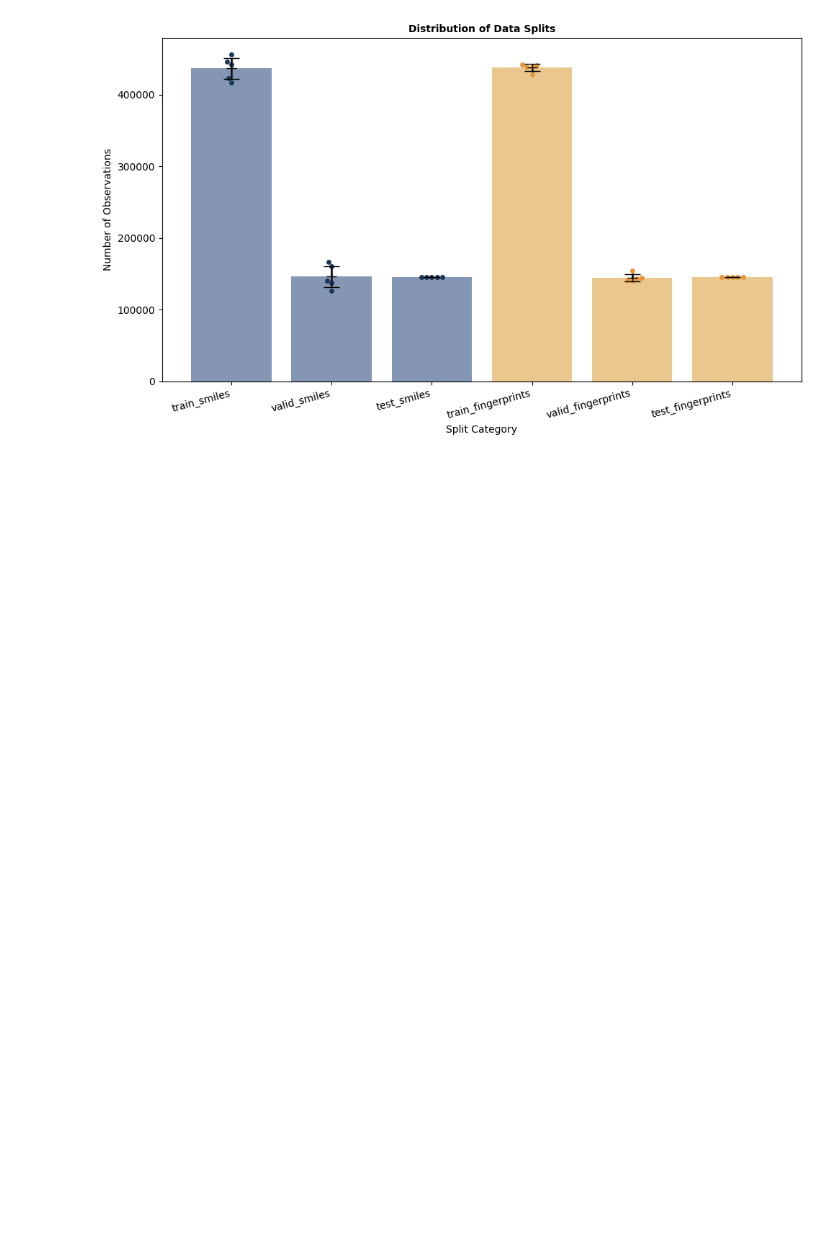
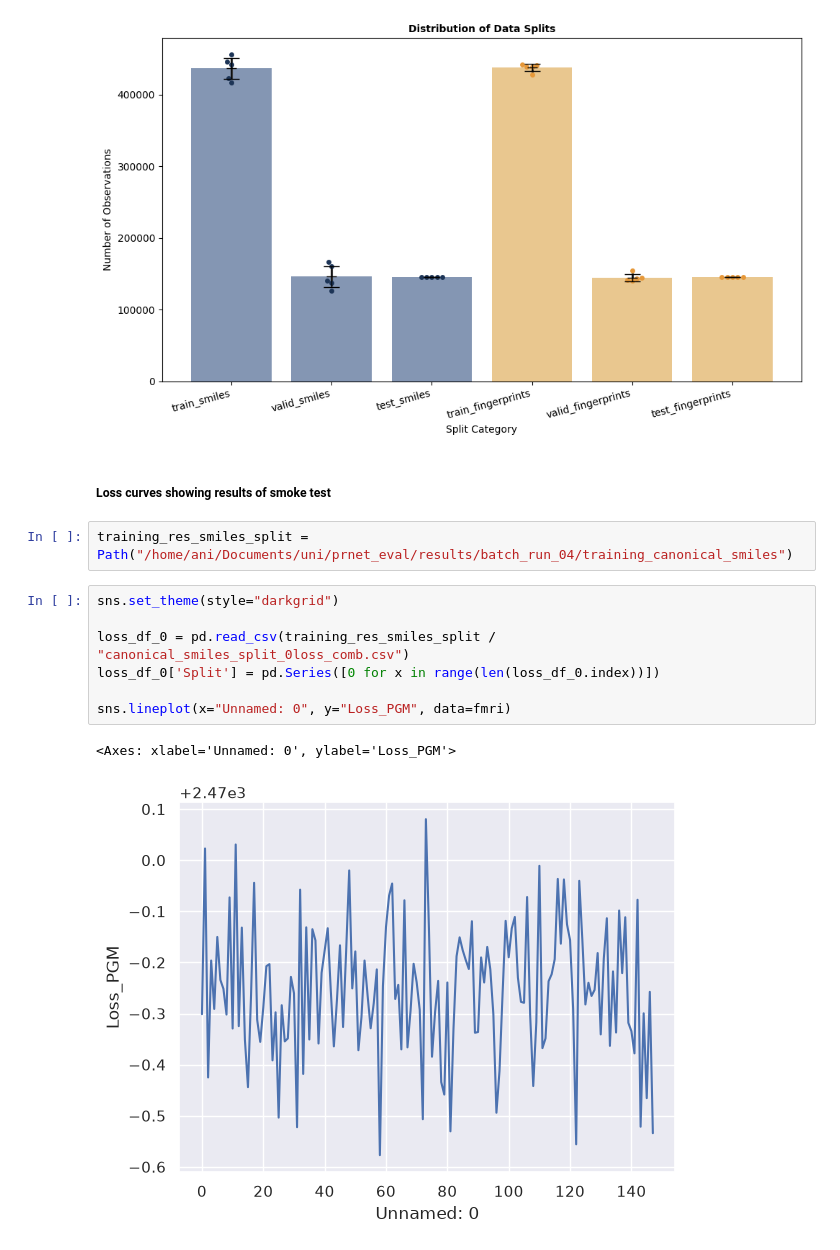
Before and after one commit to animichellegalstyan/prnet_eval, a Jupyter notebook: generate_plots.ipynb, the cells around one changed output. Saved outputs shown, nothing was run; the diff lists cells and outputs as text; blank space fills up the shorter version.

Commit message:
Fixed Nan-filled tensors problem. Fixed results directory issues. Started making plots for training loss-curve.

```diff
--- a/generate_plots.ipynb
+++ b/generate_plots.ipynb
@@ -77,3 +82,17 @@ plt.tight_layout()
 plt.show()
 # %% [output]
 [figure]
+# %% [markdown]
+##### Loss curves showing results of smoke test
+# %%
+training_res_smiles_split = Path("/home/ani/Documents/uni/prnet_eval/results/batch_run_04/training_canonical_smiles")
+# %%
+sns.set_theme(style="darkgrid")
+
+loss_df_0 = pd.read_csv(training_res_smiles_split / "canonical_smiles_split_0loss_comb.csv")
+loss_df_0['Split'] = pd.Series([0 for x in range(len(loss_df_0.index))])
+
+sns.lineplot(x="Unnamed: 0", y="Loss_PGM", data=fmri)
+# %% [output]
+<Axes: xlabel='Unnamed: 0', ylabel='Loss_PGM'>
+[figure, added]
```
Also changed, not shown: parts of 8 cells of this notebook, 8 other files.
